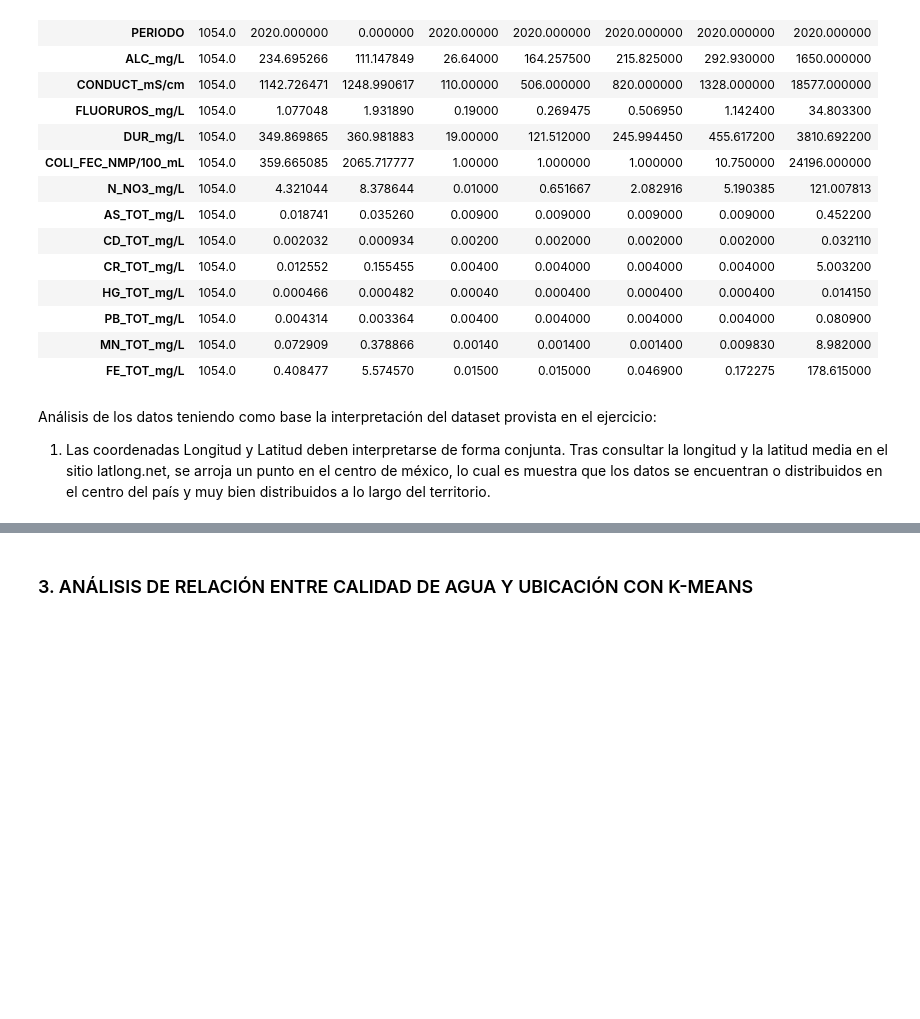
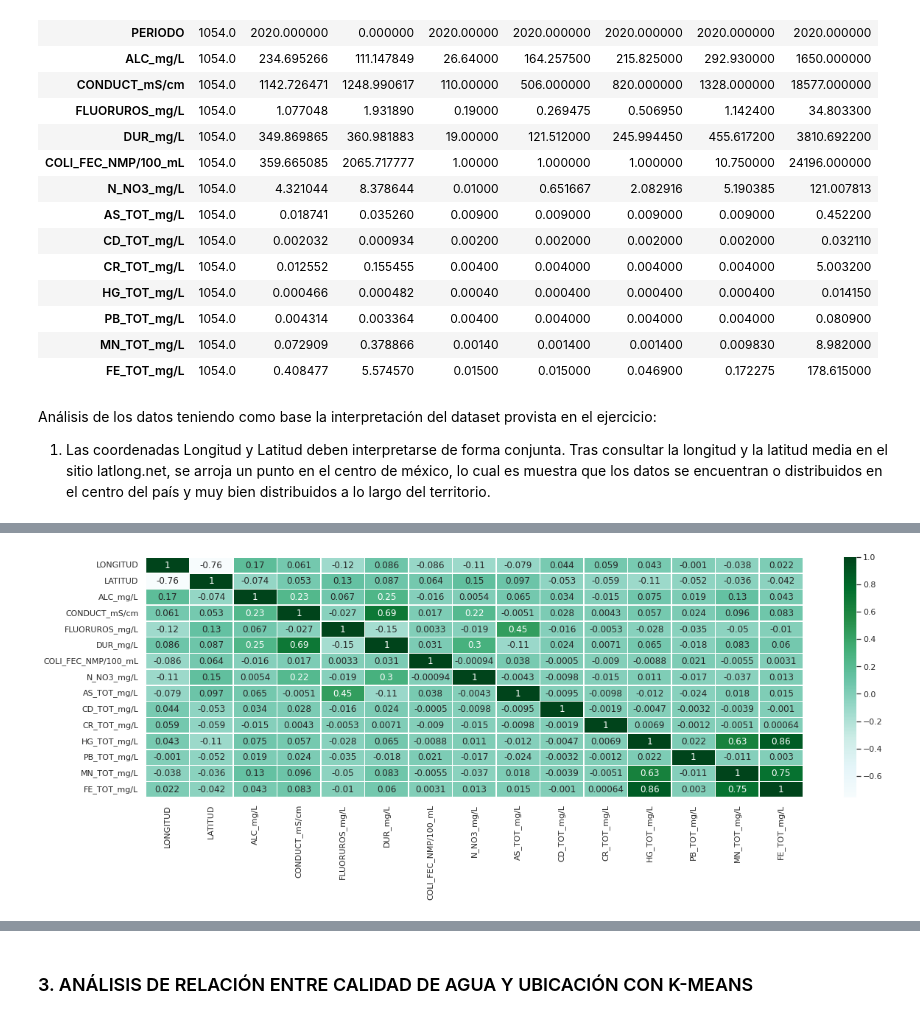
Before and after one commit to PosgradoMNA/actividades-del-proyecto-equipo-149, a Jupyter notebook: Reto_P1_AguasSubterraneas_Equipo149.ipynb, the cells around one changed output, grey strips where cells are left out. Cells and saved outputs as stored; diff of their text form; code cells hidden in the pictures; blank space fills up the shorter version.

```diff
--- a/Reto_P1_AguasSubterraneas_Equipo149.ipynb
+++ b/Reto_P1_AguasSubterraneas_Equipo149.ipynb
@@ -458,0 +466,11 @@ FE_TOT_mg/L - Hierro: potable excelente considerando mediana, q1 y q3
+# %%
+#Análisis de correlaciones
+#Identificamos la correlación entre parejas de todas las columnas no categóricas del dataframe
+sns.set(rc={'figure.figsize':(20,6)})
+
+correlation = dfsub2.corr()
+sns.heatmap(correlation, annot=True, cmap="BuGn", linewidths=0.5)
+
+plt.show()
+# %% [output]
+[figure, added]
```
Also changed, not shown: parts of 6 cells of this notebook.
